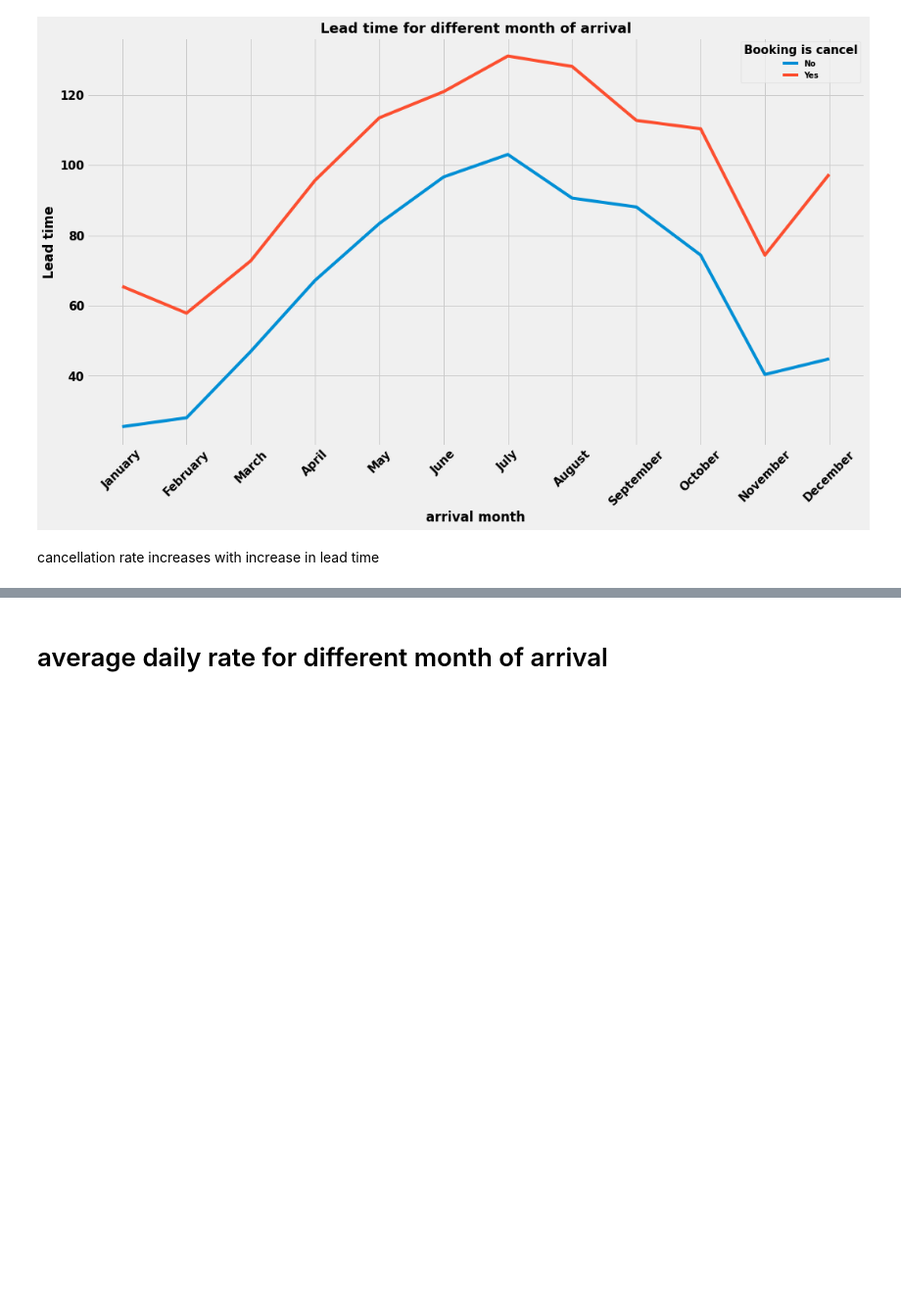
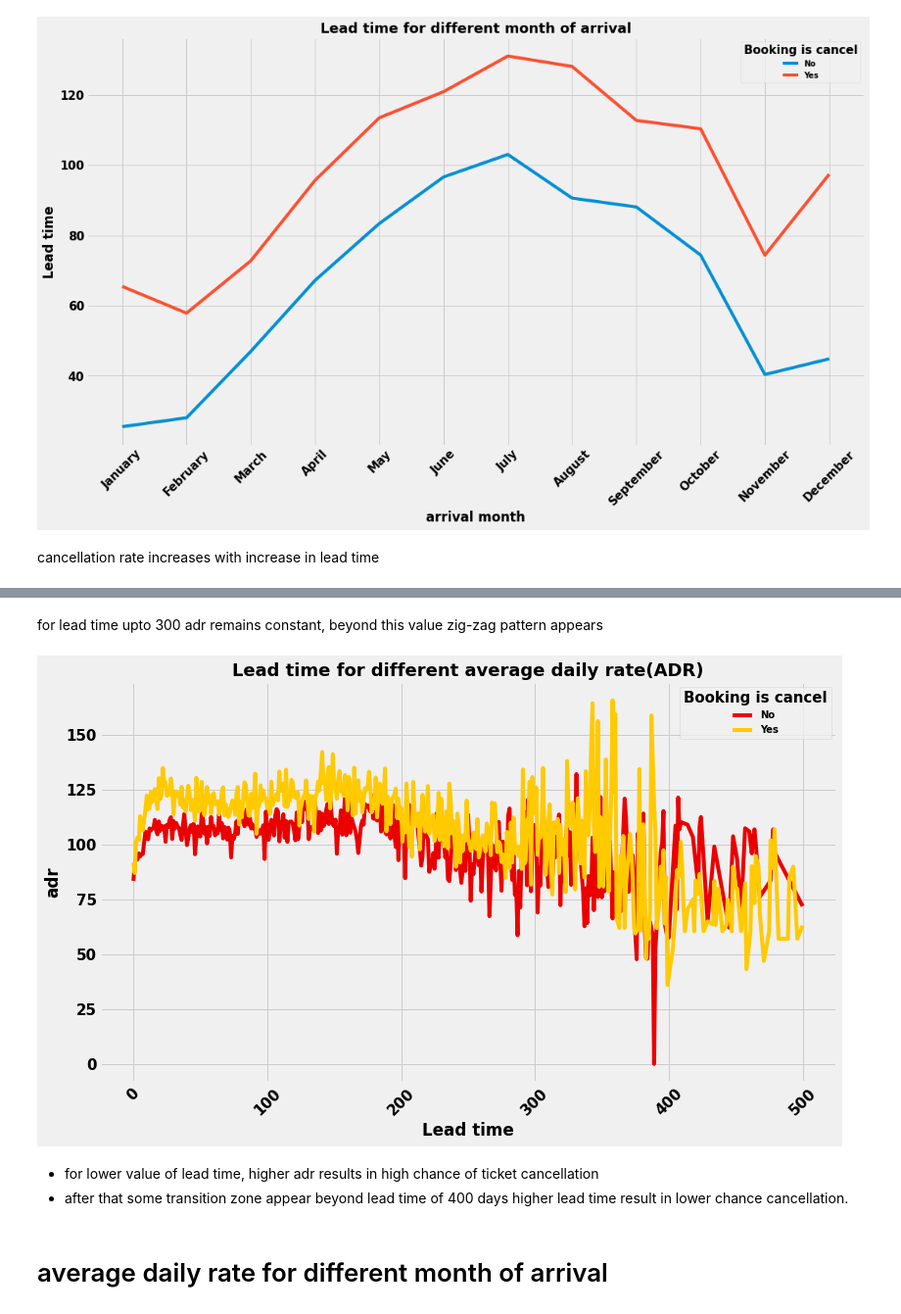
Before and after one commit to SUDHANSHU4497/hotel-booking-analysis, a Jupyter notebook: hotel_booking_analysis_by_sudhanshu.ipynb, the cells around one changed output, grey strips where cells are left out. Shown at 98% size. Cells and saved outputs as stored; diff of their text form; code cells hidden in the pictures; blank space fills up the shorter version.

```diff
--- a/hotel_booking_analysis_by_sudhanshu.ipynb
+++ b/hotel_booking_analysis_by_sudhanshu.ipynb
@@ -977,3 +1022,30 @@ cancellation rate increases with increase in lead time
+# %% [markdown]
+for lead time upto 300 adr remains constant, beyond this value zig-zag pattern appears
+# %%
+# setting figure size
+plt.figure(figsize=(12,7))
+# sns.lineplot('arrival_date_month','lead_time',data=hba_df, hue='is_canceled',ci=None)
+
+sns.lineplot(x = hba_df['lead_time'], y = hba_df['adr'],hue=hba_df['is_canceled'],palette="hot",ci=None)
+
+plt.xticks(rotation=45)
+
+
+# setting up title
+plt.title('Lead time for different average daily rate(ADR)',fontsize=18)
+
+# setting up x and y label
+plt.xlabel("Lead time")
+plt.ylabel("adr")
+
+
+plt.legend(bbox_to_anchor=(1, 1), loc='upper right',fontsize=10,title='Booking is cancel')
+plt.show()
+# %% [output]
+[figure, added]
+# %% [markdown]
+* for lower value of lead time, higher adr results in high chance of ticket cancellation
+* after that some transition zone appear beyond lead time of 400 days higher lead time result in lower chance cancellation.
 # %% [markdown]
 # average daily rate for different month of arrival
 # %%
```
Also changed, not shown: parts of 5 cells of this notebook.
